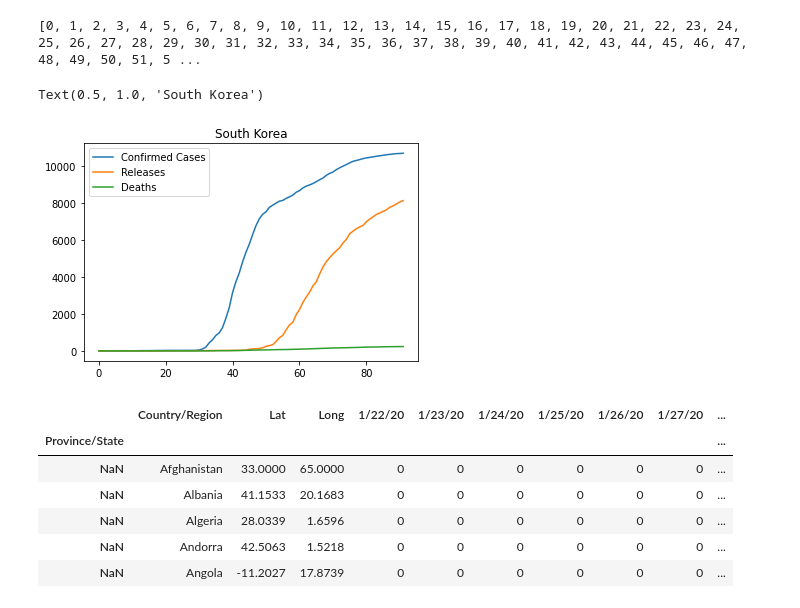
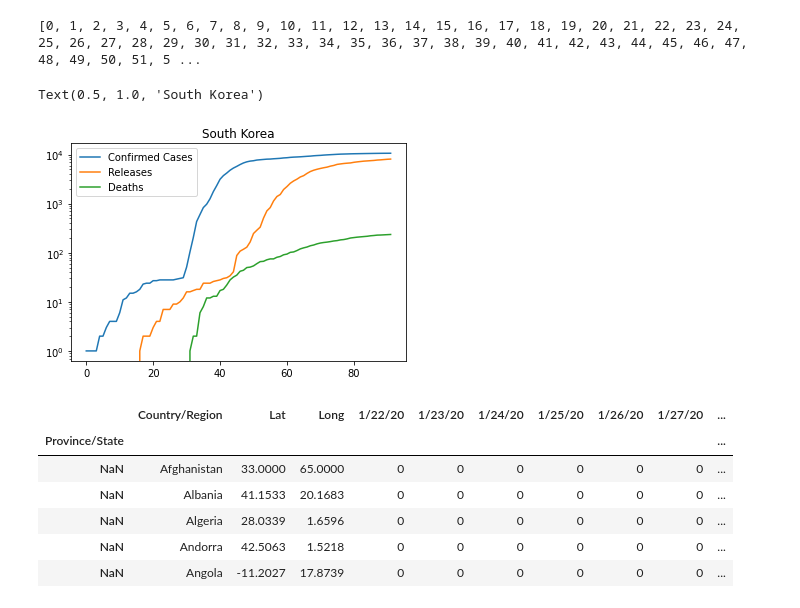
Before and after one commit to RahulBatra065/Report-on-Covid-19, a Jupyter notebook: nb.ipynb, the cells around one changed output. Drawn from its saved outputs; the diff is of its cells as text; code cells hidden in the pictures.

```diff
--- a/nb.ipynb
+++ b/nb.ipynb
@@ -176,15 +176,16 @@ print(delta_days_korea)
 # %%
 
 fig = plt.figure()
 ax = plt.subplot(111)
 ax.plot(delta_days_korea,k_df.iloc[:,4], label='Confirmed Cases')
 ax.plot(delta_days_korea,k_df.iloc[:,5], label='Releases')
 ax.plot(delta_days_korea,k_df.iloc[:,6], label='Deaths')
+plt.yscale('log')
 ax.legend()
 plt.title('South Korea')
 # %% [output]
 Text(0.5, 1.0, 'South Korea')
-[figure, old version]
+[figure, new version]
 # %%
 wd_df = pd.read_csv('global/time_series_covid_19_deaths.csv',index_col=0)
 wd_rf = pd.read_csv('global/time_series_covid_19_recovered.csv',index_col=0)
```
Also changed, not shown: parts of 1 cell of this notebook, 1 other file.
